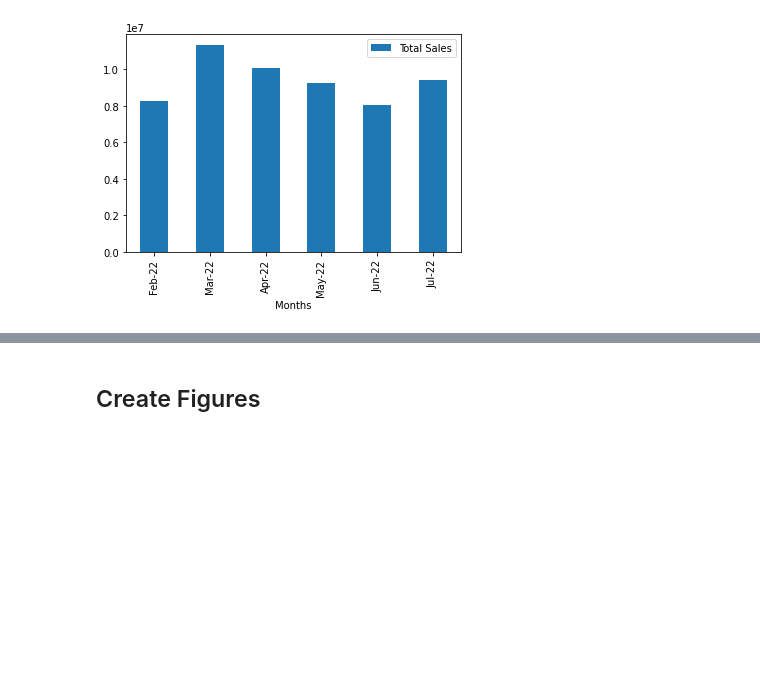
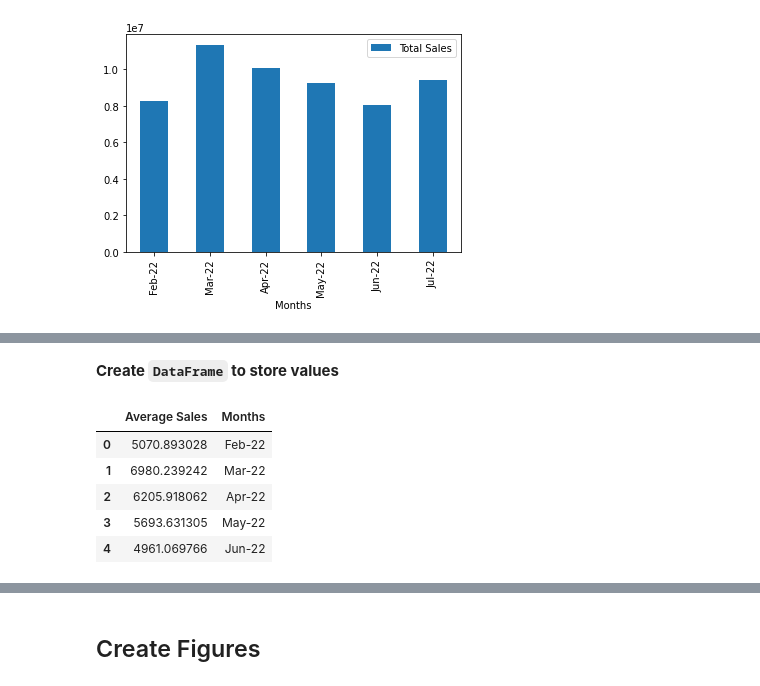
Before and after one commit to rafaelcyin/Bestfer_Solution, a Jupyter notebook: dashboard/bdash[v1.0].ipynb, the cells around one changed output, grey strips where cells are left out. Cells and saved outputs as stored; diff of their text form; code cells hidden in the pictures; blank space fills up the shorter version.

```diff
--- a/dashboard/bdash[v1.0].ipynb
+++ b/dashboard/bdash[v1.0].ipynb
@@ -215,0 +223,12 @@ sales_df.plot(x = 'Months', y = 'Total Sales', kind='bar')
+# %% [markdown]
+**Create `DataFrame` to store values**
+# %%
+mean_sales_df = pd.DataFrame(mean_sales_data)
+mean_sales_df.head()
+# %% [output]
+|  | Average Sales | Months |
+| 0 | 5070.893028 | Feb-22 |
+| 1 | 6980.239242 | Mar-22 |
+| 2 | 6205.918062 | Apr-22 |
+| 3 | 5693.631305 | May-22 |
+| 4 | 4961.069766 | Jun-22 |
```
Also changed, not shown: parts of 12 cells of this notebook.
